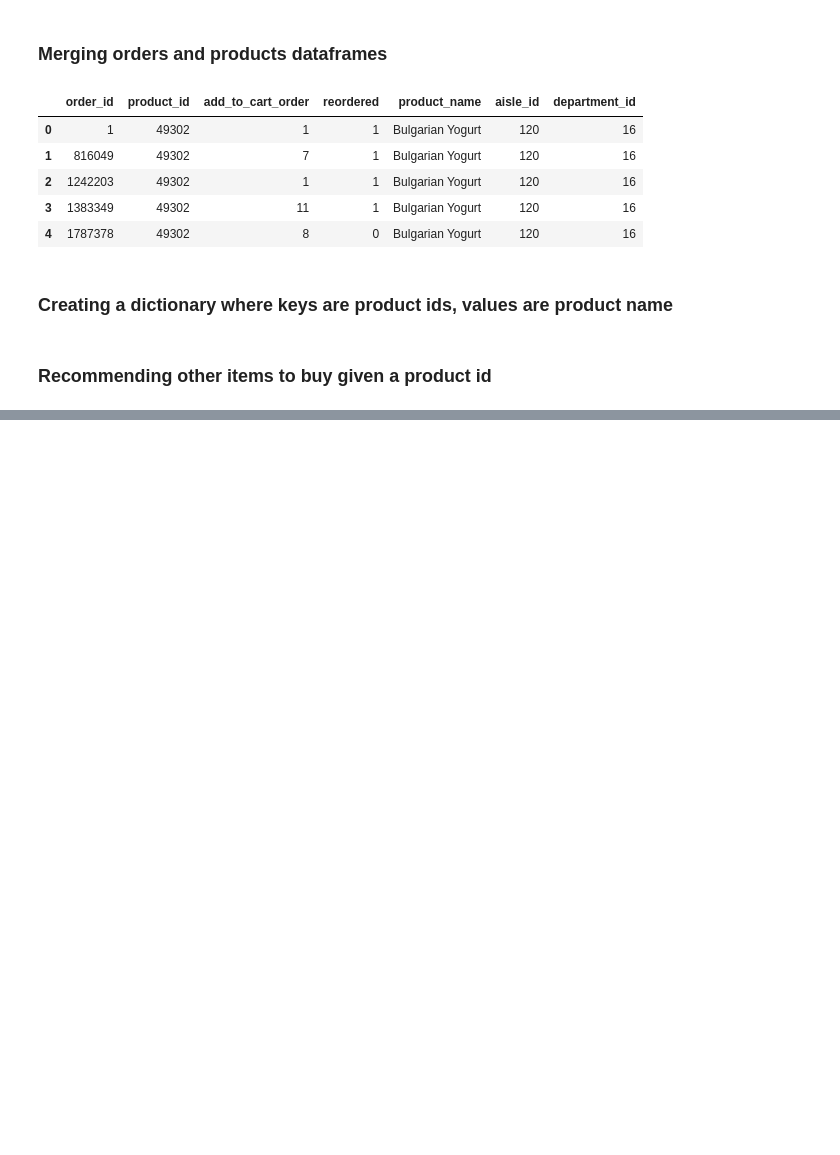
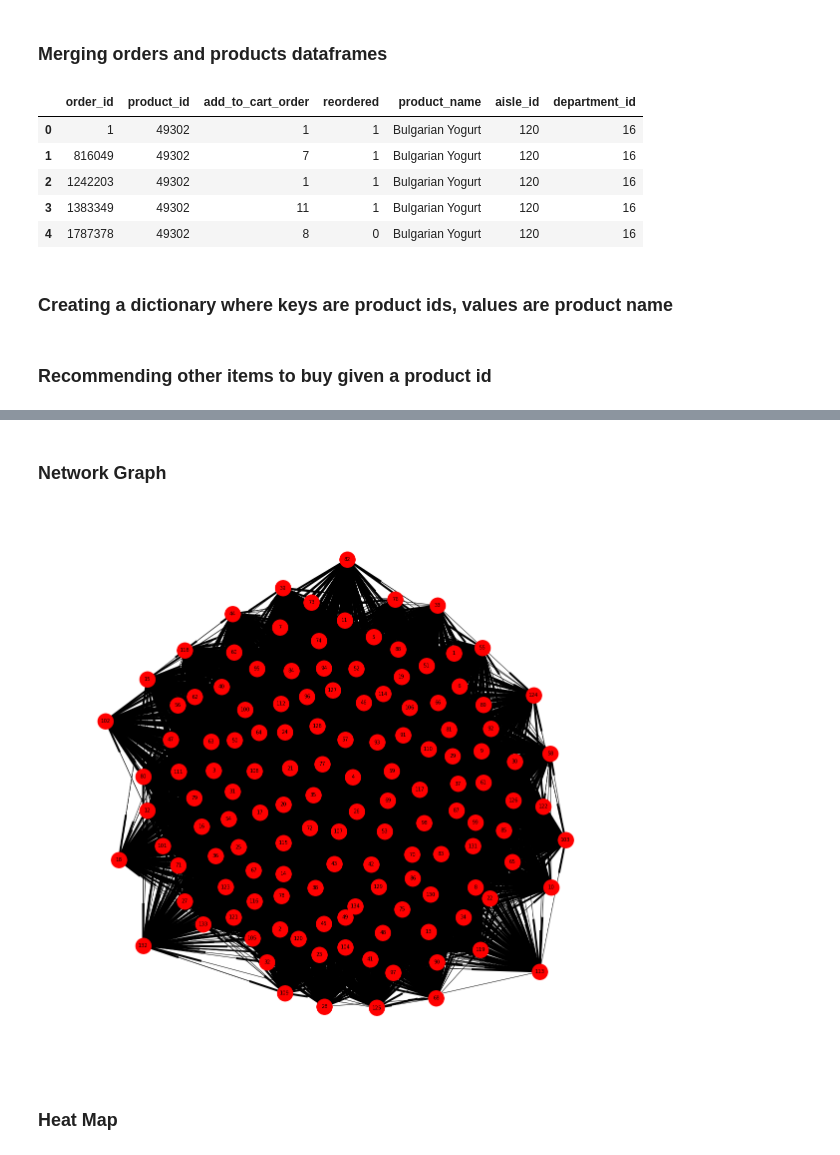
Before and after one commit to khummel01/DS320, a Jupyter notebook: instacart_marketbasket_analysis.ipynb, the cells around one changed output, grey strips where cells are left out. Drawn from its saved outputs; the diff is of its cells as text; code cells hidden in the pictures; blank space fills up the shorter version.

Commit message:
Market basket analysis, item_item matrix, aisle2aisle matrix

```diff
--- a/instacart_marketbasket_analysis.ipynb
+++ b/instacart_marketbasket_analysis.ipynb
@@ -151,0 +366,3 @@ Because you bought Grapefruit Sparkling Water, we recommend that you also buy Ba
+# %%
+orders = pd.read_csv('/home/faculty/millbr02/pub/ecomm/order_products__train.csv')
+orders.head(n=10)
@@ -151,0 +381,3 @@ Because you bought Grapefruit Sparkling Water, we recommend that you also buy Ba
+# %%
+products = pd.read_csv('/home/faculty/millbr02/pub/ecomm/products.csv')
+products.head()
@@ -151,0 +415,22 @@ Because you bought Grapefruit Sparkling Water, we recommend that you also buy Ba
+# %%
+%%time
+
+#aisle2aisle matrix
+a2a = {}
+
+# iterating through order_ids
+for orderID in set(reset_order_prod['order_id'].tolist()):
+    # creating groupby object given order_id
+    order_group = groupby_orderid.get_group(orderID).sort_values(by='add_to_cart_order').reset_index(drop=True)
+    # getting the list of the aisles (sorted by add_to_cart_order) in the order_id
+    aisle_lst = list(order_group.aisle_id)
+
+    # populating a2a matrix, using zip to iterate through the progression from one aisle to the next
+    for item in list(zip(aisle_lst,aisle_lst[1:])):
+        if item[0] not in a2a:
+            a2a[item[0]] = {item[1]:1}
+        else:
+            if item[1] not in a2a[item[0]]:
+                a2a[item[0]][item[1]] = 1
+            else:
+                a2a[item[0]][item[1]] += 1
@@ -151,0 +460,18 @@ Because you bought Grapefruit Sparkling Water, we recommend that you also buy Ba
+# %% [markdown]
+### Network Graph
+# %%
+g = nx.DiGraph()
+for aisle_id in a2a:
+    for other_aisle in a2a[aisle_id]:
+        if other_aisle != aisle_id:
+            g.add_edge(aisle_id, other_aisle)
+
+gfig,gax = plt.subplots(figsize=(20,20))
+pos = nx.spring_layout(g,k=.3,scale=8.0,center=(0,0))
+nx.draw(g,pos,ax=gax,node_size=1000,with_labels=True,font_size=10)
+
+plt.show()
+# %% [output]
+[figure, added]
+# %% [markdown]
+### Heat Map
```
Also changed, not shown: parts of 45 cells of this notebook.
